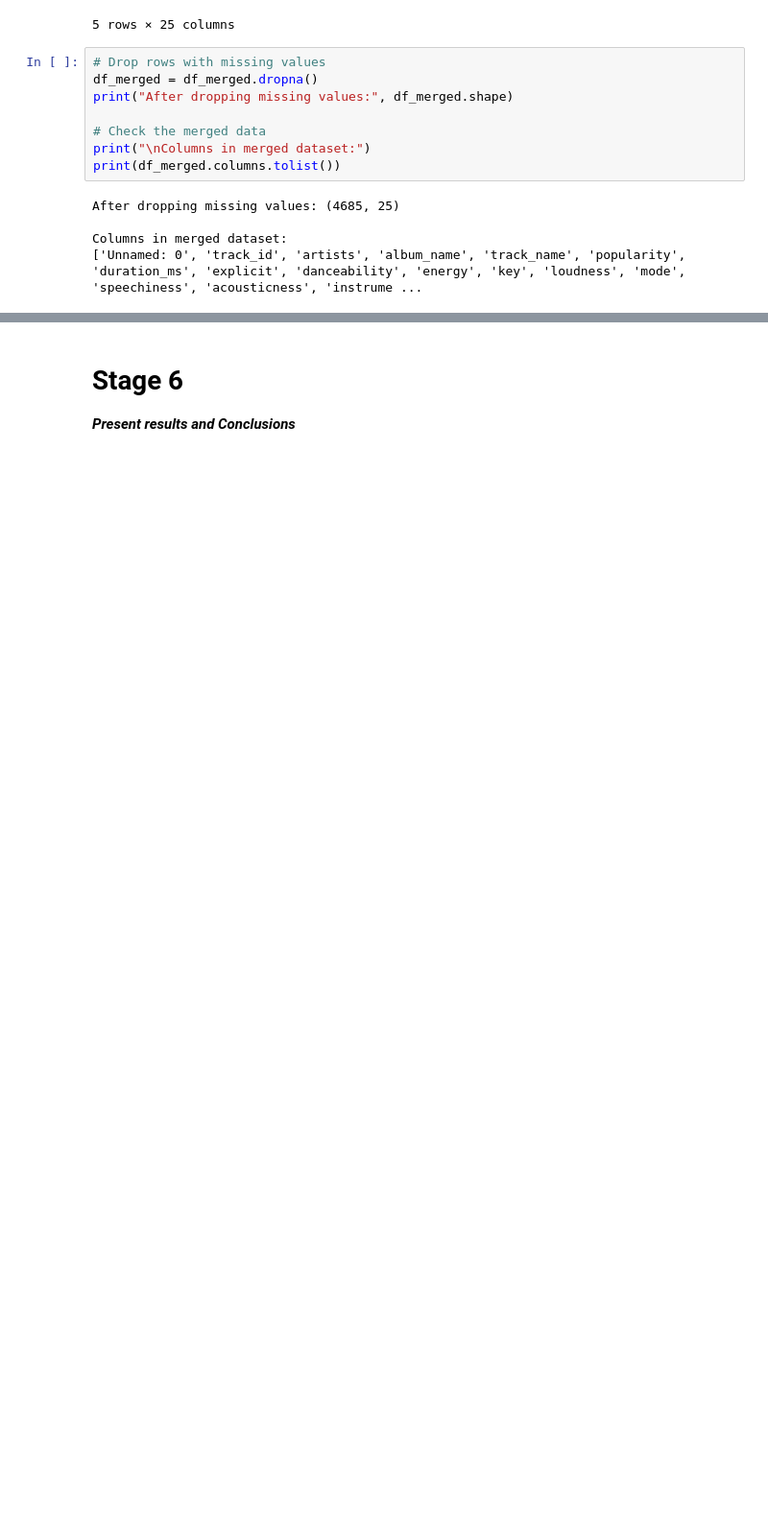
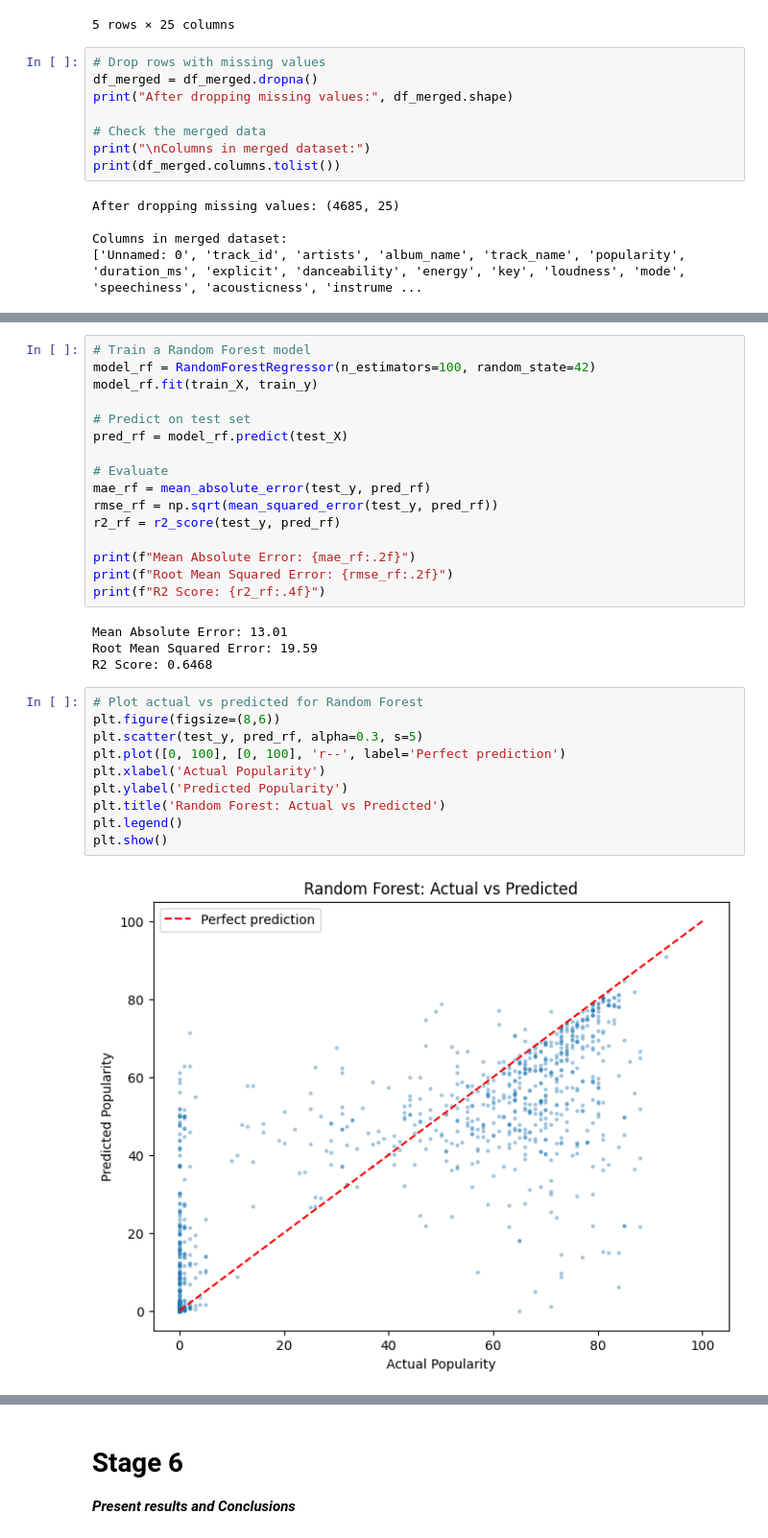
Before and after one commit to Yunnna005/mtu-ai, a Jupyter notebook: Projects/DataDrivenProject/DataDrivenProject.ipynb, the cells around one changed output, grey strips where cells are left out. Shown at 96% size. Saved outputs shown, nothing was run; the diff lists cells and outputs as text; blank space fills up the shorter version.

```diff
--- a/Projects/DataDrivenProject/DataDrivenProject.ipynb
+++ b/Projects/DataDrivenProject/DataDrivenProject.ipynb
@@ -344,0 +406,32 @@ Evaluate your model and revisit 4...repeat..
+# %%
+# Train a Random Forest model
+model_rf = RandomForestRegressor(n_estimators=100, random_state=42)
+model_rf.fit(train_X, train_y)
+
+# Predict on test set
+pred_rf = model_rf.predict(test_X)
+
+# Evaluate
+mae_rf = mean_absolute_error(test_y, pred_rf)
+rmse_rf = np.sqrt(mean_squared_error(test_y, pred_rf))
+r2_rf = r2_score(test_y, pred_rf)
+
+print(f"Mean Absolute Error: {mae_rf:.2f}")
+print(f"Root Mean Squared Error: {rmse_rf:.2f}")
+print(f"R2 Score: {r2_rf:.4f}")
+# %% [output]
+Mean Absolute Error: 13.01
+Root Mean Squared Error: 19.59
+R2 Score: 0.6468
+# %%
+# Plot actual vs predicted for Random Forest
+plt.figure(figsize=(8,6))
+plt.scatter(test_y, pred_rf, alpha=0.3, s=5)
+plt.plot([0, 100], [0, 100], 'r--', label='Perfect prediction')
+plt.xlabel('Actual Popularity')
+plt.ylabel('Predicted Popularity')
+plt.title('Random Forest: Actual vs Predicted')
+plt.legend()
+plt.show()
+# %% [output]
+[figure, added]
```
Also changed, not shown: parts of 22 cells of this notebook.
